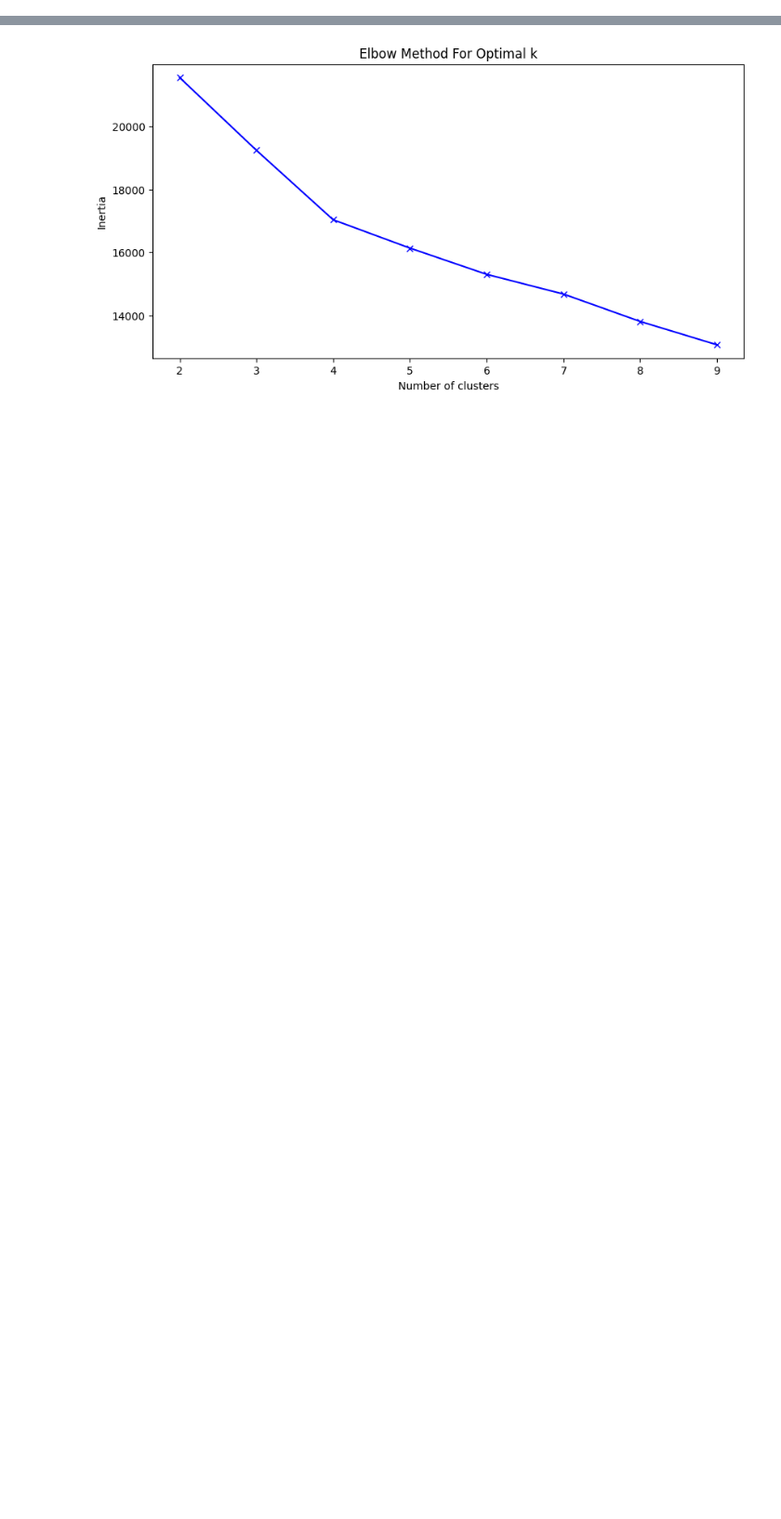
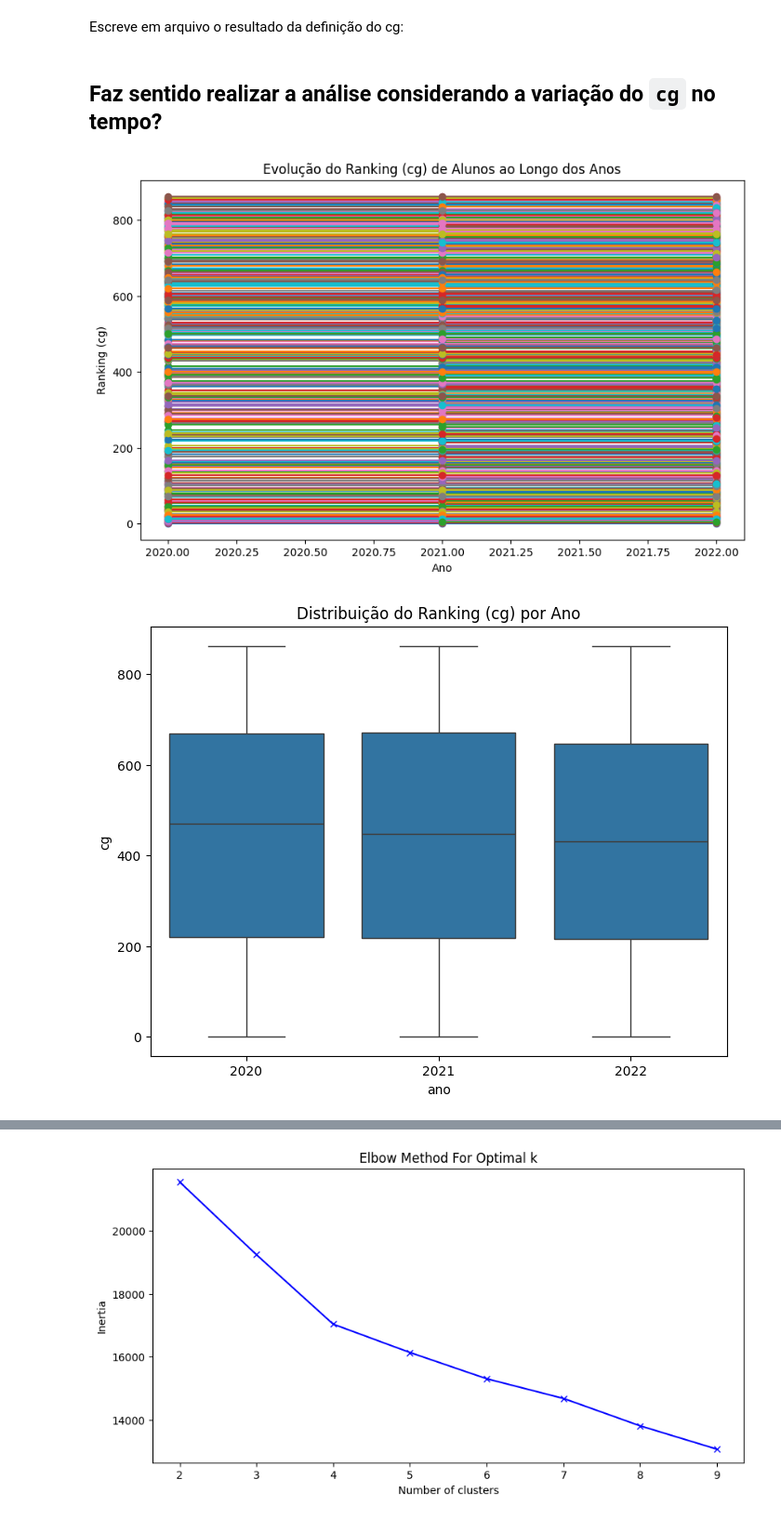
Before and after one commit to carlosvneves/fiap_datathonapp, a Jupyter notebook: notebooks/Clustering-Ranking.ipynb, the cells around one changed output, grey strips where cells are left out. Shown at 93% size. Saved outputs shown, nothing was run; the diff lists cells and outputs as text; code cells hidden in the pictures; blank space fills up the shorter version.

Commit message:
clustering ranking revisto

```diff
--- a/notebooks/Clustering-Ranking.ipynb
+++ b/notebooks/Clustering-Ranking.ipynb
@@ -18,0 +79,2 @@ df["ano"] = df["ano"].astype(int)
+# %%
+data.loc[data["ano"] != 2022, "cg"] = np.nan
@@ -18,0 +137,18 @@ df["ano"] = df["ano"].astype(int)
+# %%
+def set_cg(df):
+    df = df.sort_values(by="inde", ascending=False)
+    df.reset_index(inplace=True)
+    df["cg"] = pd.Series(range(1, len(df) + 1))
+    df.set_index("nome", inplace=True)
+
+    return df
+
+
+cg_2021 = set_cg(data[data["ano"] == 2021][["inde", "cg"]])
+cg_2022 = set_cg(data[data["ano"] == 2022][["inde", "cg"]])
+
+# fill cg values in the original dataframe with the new cg values for the corresponding year
+data.loc[cg_2021.index, "cg"] = cg_2021["cg"]
+data.loc[cg_2022.index, "cg"] = cg_2022["cg"]
+
+data.sort_values(by="cg", ascending=True).head()
@@ -18,0 +163,2 @@ df["ano"] = df["ano"].astype(int)
+# %% [markdown]
+Escreve em arquivo o resultado da definição do cg:
@@ -18,0 +167,52 @@ df["ano"] = df["ano"].astype(int)
+# %% [markdown]
+## Faz sentido realizar a análise considerando a variação do `cg` no tempo?
+# %%
+# Carregar os dados
+df = data.copy().reset_index().rename({"nome": "aluno_id"}, axis=1)
+
+
+# 1. Agrupar os dados por aluno e ano, selecionando as colunas relevantes
+# Suponho que exista uma coluna 'aluno_id' que identifica cada aluno e 'ano' para o ano específico
+# Adapte o nome da coluna 'aluno_id' caso necessário
+df_sorted = df.sort_values(by=["aluno_id", "ano"])
+
+# 2. Calcular a diferença do ranking cg entre os anos para cada aluno
+df["cg_diff_2021_2020"] = df.groupby("aluno_id")["cg"].diff(periods=1)
+df["cg_diff_2022_2021"] = df.groupby("aluno_id")["cg"].diff(periods=2)
+
+# 3. Visualizar a evolução do ranking de cada aluno ao longo do tempo com um gráfico de linhas
+plt.figure(figsize=(10, 6))
+for aluno in df["aluno_id"].unique():
+    aluno_data = df[df["aluno_id"] == aluno]
+    plt.plot(aluno_data["ano"], aluno_data["cg"], marker="o", label=f"Aluno {aluno}")
+
+plt.title("Evolução do Ranking (cg) de Alunos ao Longo dos Anos")
+plt.xlabel("Ano")
+plt.ylabel("Ranking (cg)")
+# plt.legend(loc="best", bbox_to_anchor=(1, 0.5))
+plt.show()
+
+# 4. Criar boxplots para comparar a distribuição de cg em cada ano
+plt.figure(figsize=(8, 6))
+sns.boxplot(x="ano", y="cg", data=df, legend=False)
+plt.title("Distribuição do Ranking (cg) por Ano")
+plt.show()
+
+# 5. Analisar a variação do ranking de cada aluno
+df_variation = df.groupby("aluno_id")["cg"].agg(["mean", "std"])
+print(df_variation)
+
+# Opcional: realizar um teste ANOVA para verificar se a variação de cg entre os anos é significativa
+from scipy.stats import f_oneway
+
+# Criar listas com os valores de cg por ano
+cg_2020 = df[df["ano"] == 2020]["cg"]
+cg_2021 = df[df["ano"] == 2021]["cg"]
+cg_2022 = df[df["ano"] == 2022]["cg"]
+
+# Teste ANOVA para ver se há diferença significativa nos rankings entre os anos
+anova_result = f_oneway(cg_2020, cg_2021, cg_2022)
+print("Resultado do teste ANOVA:", anova_result)
+# %% [output]
+[figure, added]
+[figure, added]
```
Also changed, not shown: parts of 41 cells of this notebook, 1 other file.
